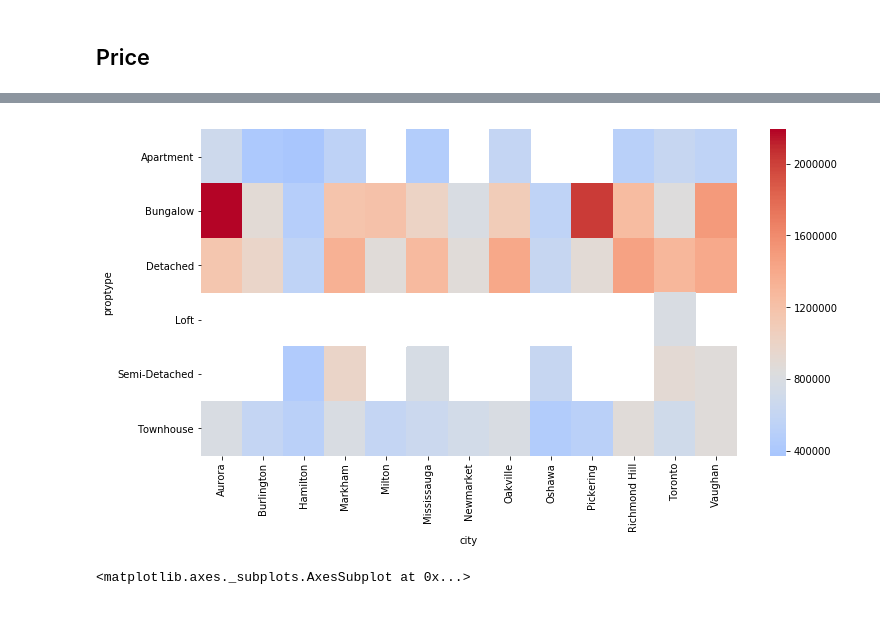
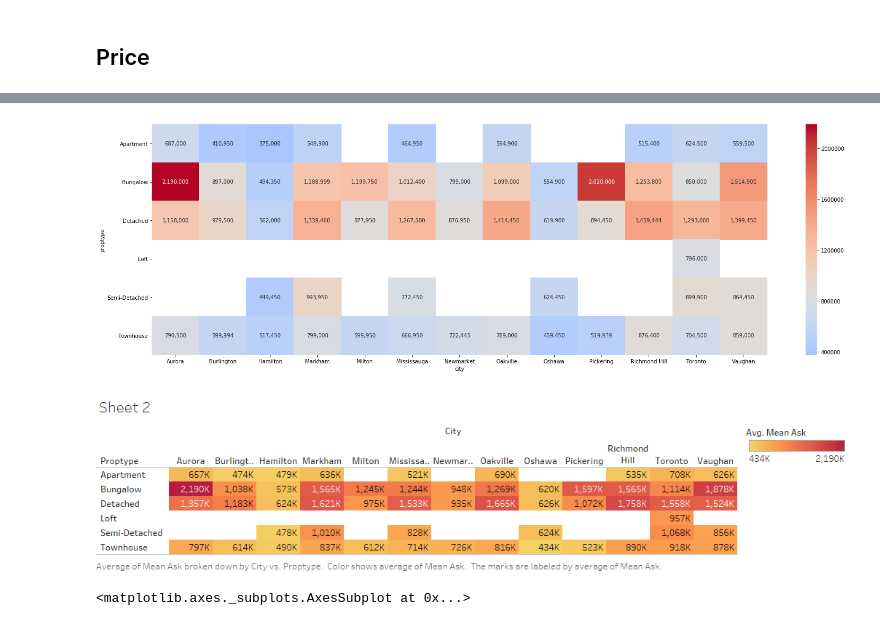
Before and after one commit to maoyuanli/gtahouse, a Jupyter notebook: gta_house_market_report.ipynb, the cells around one changed output, grey strips where cells are left out. Drawn from its saved outputs; the diff is of its cells as text; code cells hidden in the pictures.

```diff
--- a/gta_house_market_report.ipynb
+++ b/gta_house_market_report.ipynb
@@ -245,10 +245,15 @@ df_ppivot
 | Semi-Detached | nan | nan | 449,450 | 993,950 | nan | 772,450 | nan | nan | 624,450 | ... |
 | Townhouse | 790,500 | 599,994 | 517,450 | 799,000 | 599,950 | 666,950 | 722,445 | 789,000 | 459,450 | ... |
 # %%
-fig, ax = plt.subplots(figsize=(12,6))
-sns_plot=sns.heatmap(data=df_ppivot,cmap="coolwarm",center=df_ppivot.mean(axis=1).mean())
+fig, ax = plt.subplots(figsize=(26,8))
+sns_plot=sns.heatmap(data=df_ppivot,cmap="coolwarm",center=df_ppivot.mean(axis=1).mean(),annot=True,fmt=',.0f')
 # %% [output]
-[figure, old version]
+[figure, new version]
+# %%
+from IPython.display import Image
+Image(filename='Sheet 2.png')
+# %% [output]
+[figure, added]
 # %%
 fig, ax = plt.subplots(figsize=(16,8))
 sns.barplot(data= df_ppivot.notnull())
```
Also changed, not shown: parts of 6 cells of this notebook, 2 other files.
